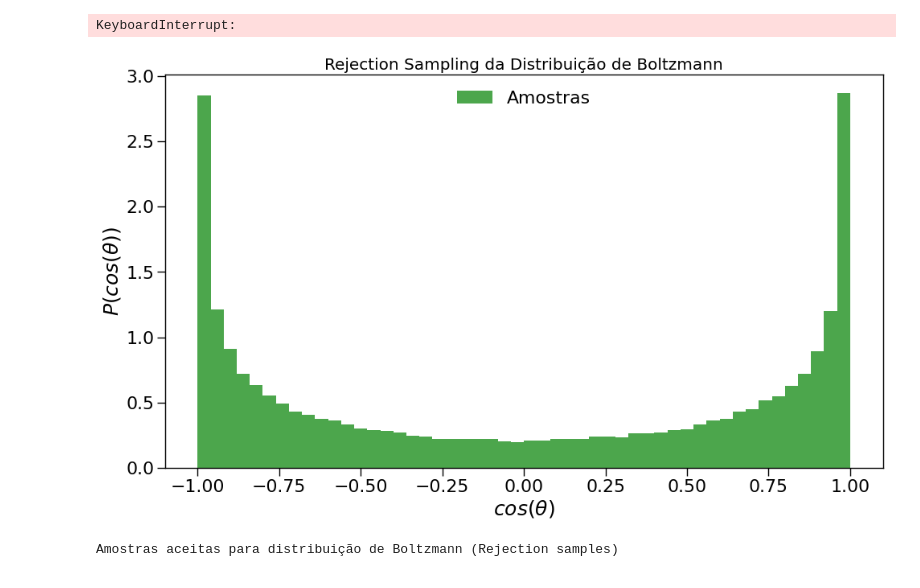
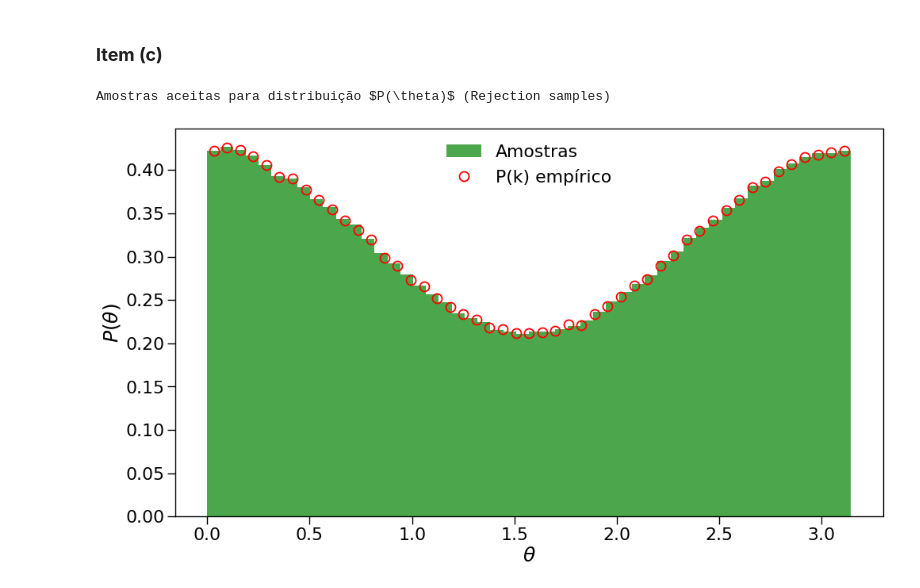
Before and after one commit to JuniorAlencar/TopFisTeo2024.2, a Jupyter notebook: Lista_1/questões/Question5.ipynb, the cells around one changed output. Saved outputs shown, nothing was run; the diff lists cells and outputs as text; code cells hidden in the pictures.

```diff
--- a/Lista_1/questões/Question5.ipynb
+++ b/Lista_1/questões/Question5.ipynb
@@ -21,60 +58,34 @@ $$
+# %% [markdown]
+### **Item (c)**
 # %%
 def P(x):
-    return ((2/(3*np.pi))*(1+x**2))/np.sqrt(1-x**2)
-    #return ((2/(3*np.pi))*(1+(np.cos(x))**2))/np.sin(x)
-    #return (1+(np.cos(x))**2)
-    #x=np.cos(x)
-    #return (1+x**2)
-n_samples = 10**5
-M = 50
-#a=0
-#b=np.pi
-a=-1
-b=1
+    return ((2/(3*np.pi))*(1+(np.cos(x))**2))
+n_samples = 10**6
+M = 100
+a=0
+b=np.pi
+
 
 # Retorna lista de valores aceitos
-#def rejection_sampling(n_samples, a, b, M, P, g):
-#samples = rejection_sampling(n_samples, M)
+#Aqui é
 samples = rejection_sampling(n_samples, a, b, M, P, g)
 
-
-print(r'Amostras aceitas para distribuição $P(cos(\theta))$ (Rejection samples)')
+print(r'Amostras aceitas para distribuição $P(\theta)$ (Rejection samples)')
+#print(samples)
 # %% [output]
-KeyboardInterrupt:
+Amostras aceitas para distribuição $P(\theta)$ (Rejection samples)
 # %%
-# Item (b) - Plot do Histograma <---------------
-m = 200 # número de bins na distribuição
+m = 50 # número de bins na distribuição
 # x_aceito e p(x_aceito) empíricos
-#k_data, Pk_data = distribution_data(samples, a, b, m)
-
+k_data, Pk_data = distribution_data(samples, a, b, m)
 fig = plt.subplots(figsize=(16, 9))
 plt.hist(samples, bins=50, density=True, alpha=0.7, label="Amostras", color='green')
-#plt.plot(k_data, Pk_data, 'o', label='P(k) empírico', mfc = "None", mec = "red", ms=14, mew=1.8)
-#plt.plot(x, P(x) / sum(P(x)), label="Distribuição alvo (não normalizada)", color='red')
-#plt.plot(samples, P(samples) / sum(P(samples)), label="Distribuição alvo (não normalizada)", color='red')
+plt.plot(k_data, Pk_data, 'o', label='P(k) empírico', mfc = "None", mec = "red", ms=12, mew=1.8)
 plt.legend(prop={"size": 22}, fancybox=True, framealpha=0.0)
-plt.xlabel(r"$cos(\theta)$", size=25)
-plt.ylabel(r"$P(cos(\theta))$", size=25)
-plt.title("Rejection Sampling da Distribuição de Boltzmann", size=20)
+plt.xlabel(r"$\theta$", size=25)
+plt.ylabel(r"$P(\theta)$", size=25)
+#plt.title("Rejection Sampling da Distribuição de Boltzmann", size=20)
 plt.tick_params('both', width=1.4, length=10, labelsize=22)
 plt.show()
 # %% [output]
-[figure, old version]
+[figure, new version]
-# %%
-def P(x):
-    return ((2/(3*np.pi))*(1+(np.cos(x))**2))
-n_samples = 10**6
-M = 100
-a=0
-b=np.pi
-
-
-# Retorna lista de valores aceitos
-#def rejection_sampling(n_samples, a, b, M, P, g):
-#samples = rejection_sampling(n_samples, M)
-samples = rejection_sampling(n_samples, a, b, M, P, g)
-
-print('Amostras aceitas para distribuição de Boltzmann (Rejection samples)')
-#print(samples)
-# %% [output]
-Amostras aceitas para distribuição de Boltzmann (Rejection samples)
```
Also changed, not shown: parts of 16 cells of this notebook, 1 other file.
